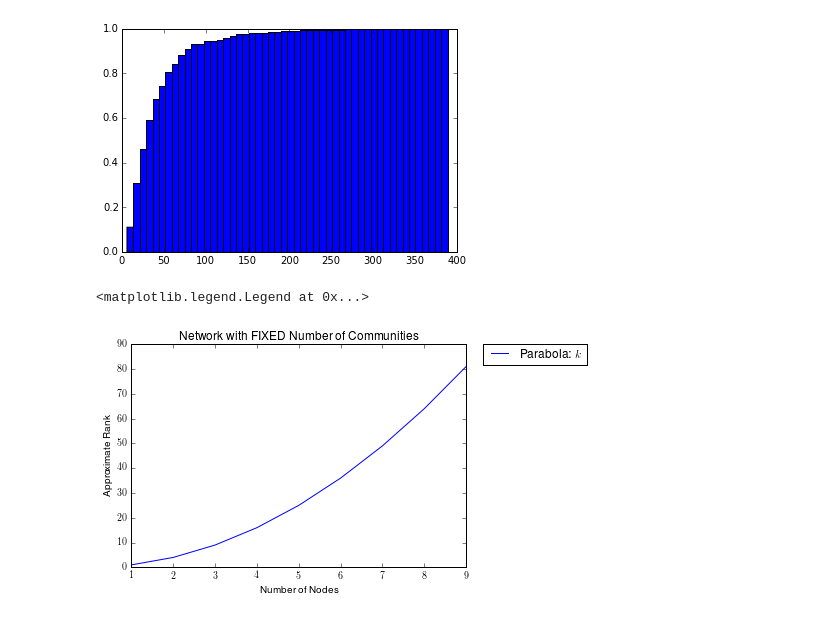
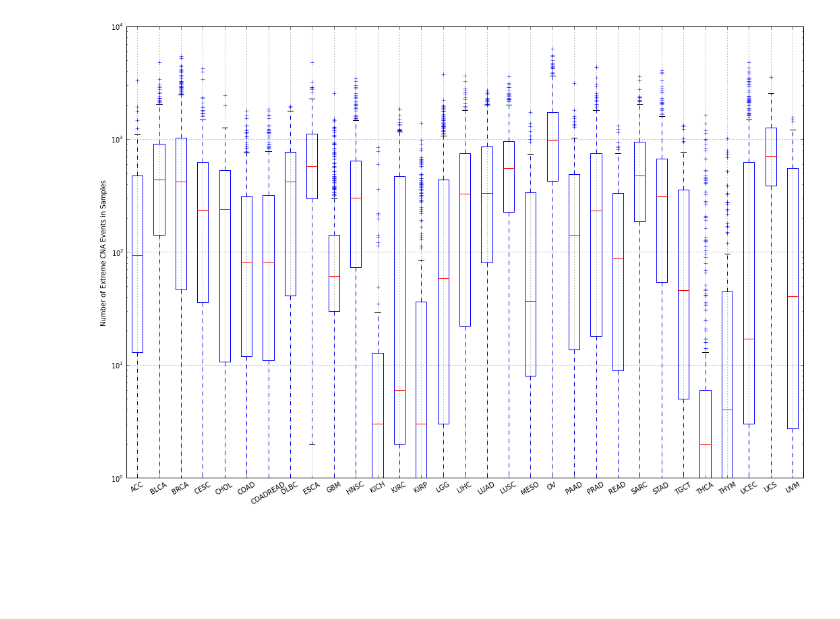
Before and after one commit to nitinksingh/driver, a Jupyter notebook: cna.ipynb, the cells around one changed output. Drawn from its saved outputs; the diff is of its cells as text; code cells hidden in the pictures; blank space fills up the shorter version.

```diff
--- a/cna.ipynb
+++ b/cna.ipynb
@@ -16,16 +15,8 @@ from pathways import *
-# %%
-df = preprocess_pathway_data()
-plt.hist(df.count(), 50, normed=True, cumulative=True);
-# %% [output]
-[figure, removed]
-# %%
-rc('text', usetex=True)
-plt.plot(range(1, 10), np.array(range(1, 10))**2, label=r"Parabola: $\displaystyle k$")
-#plt.axis([m, n, min(lower_bound)-2, 2+max(max(upper_bound), max(max_norm_list))])
-plt.xlabel("Number of Nodes")
-plt.ylabel("Approximate Rank")
-plt.title("Network with FIXED Number of Communities")
-plt.legend(bbox_to_anchor=(1.05, 1), loc=2, borderaxespad=0.)
-# %% [output]
-<matplotlib.legend.Legend at 0x...>
-[figure, removed]
+# %%
+gene = 0; refresh = False
+summary = get_pancancer_cna_summary(gene, refresh)
+pylab.rcParams['figure.figsize'] = (18.0, 12.0)
+summary.plot(kind='box', logy=True, rot=30);
+plt.ylabel('Number of Extreme CNA Events in Samples');
+# %% [output]
+[figure, added]
```
Also changed, not shown: parts of 3 cells of this notebook, 5 other files.
